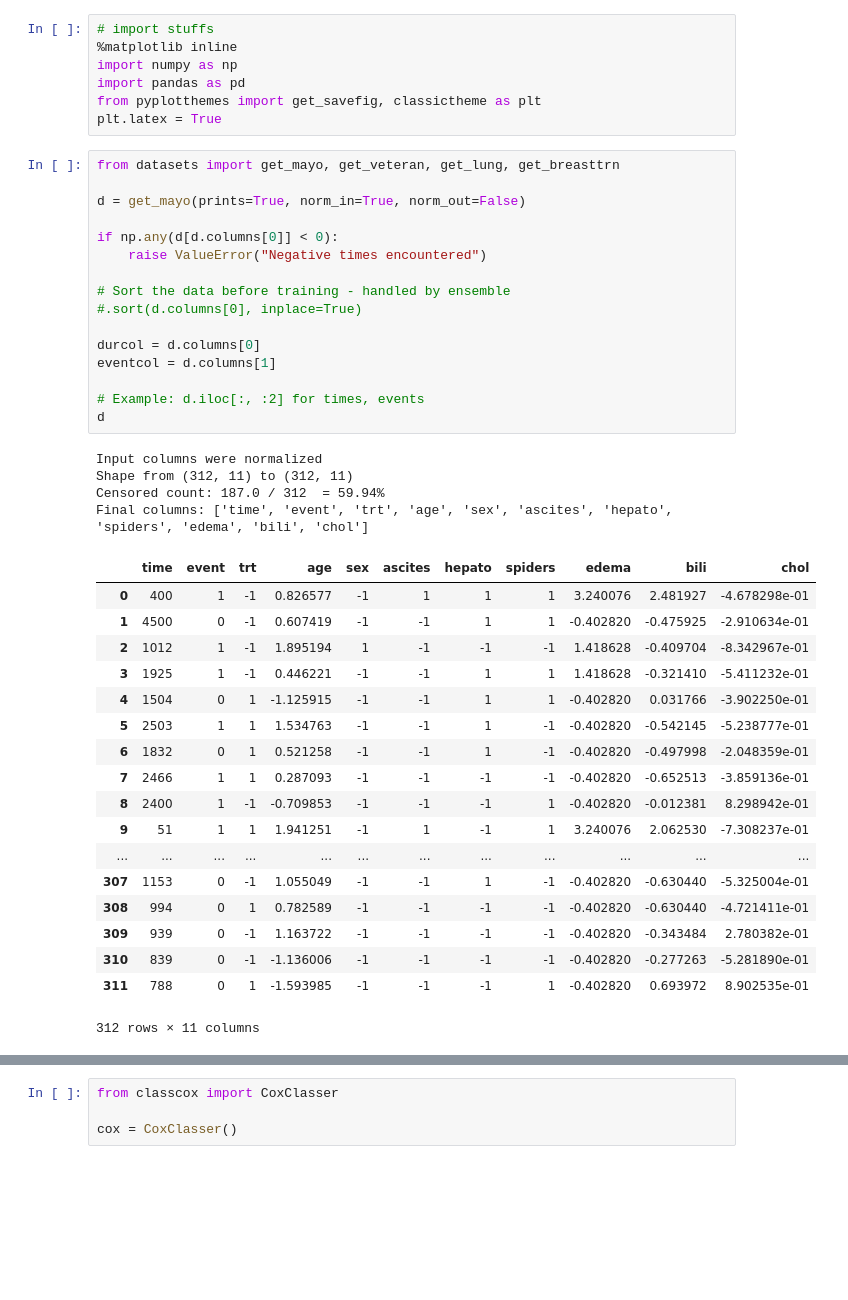
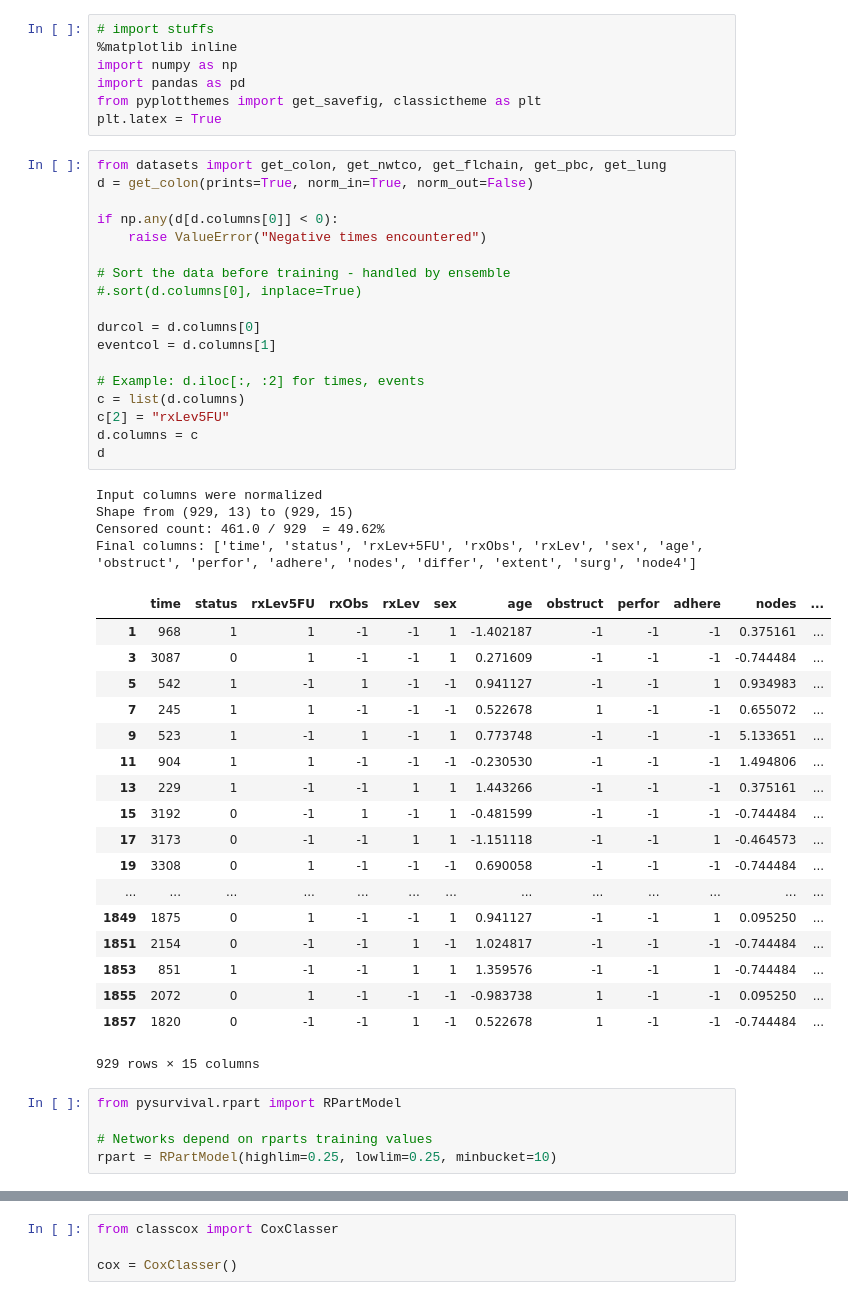
Before and after one commit to spacecowboy/article-annriskgroups-source, a Jupyter notebook: CrossVal.ipynb, the cells around one changed output, grey strips where cells are left out. Drawn from its saved outputs; the diff is of its cells as text; blank space fills up the shorter version.

```diff
--- a/CrossVal.ipynb
+++ b/CrossVal.ipynb
@@ -6,44 +6,51 @@ import pandas as pd
 from pyplotthemes import get_savefig, classictheme as plt
 plt.latex = True
 # %%
-from datasets import get_mayo, get_veteran, get_lung, get_breasttrn
-
-d = get_mayo(prints=True, norm_in=True, norm_out=False)
+from datasets import get_colon, get_nwtco, get_flchain, get_pbc, get_lung
+d = get_colon(prints=True, norm_in=True, norm_out=False)
 
 if np.any(d[d.columns[0]] < 0):
     raise ValueError("Negative times encountered")
 
 # Sort the data before training - handled by ensemble
 #.sort(d.columns[0], inplace=True)
 
 durcol = d.columns[0]
 eventcol = d.columns[1]
 
 # Example: d.iloc[:, :2] for times, events
+c = list(d.columns)
+c[2] = "rxLev5FU"
+d.columns = c
 d
 # %% [output]
 Input columns were normalized
-Shape from (312, 11) to (312, 11)
-Censored count: 187.0 / 312  = 59.94%
-Final columns: ['time', 'event', 'trt', 'age', 'sex', 'ascites', 'hepato', 'spiders', 'edema', 'bili', 'chol']
+Shape from (929, 13) to (929, 15)
+Censored count: 461.0 / 929  = 49.62%
+Final columns: ['time', 'status', 'rxLev+5FU', 'rxObs', 'rxLev', 'sex', 'age', 'obstruct', 'perfor', 'adhere', 'nodes', 'differ', 'extent', 'surg', 'node4']
-|  | time | event | trt | age | sex | ascites | hepato | spiders | edema | bili | chol |
-| 0 | 400 | 1 | -1 | 0.826577 | -1 | 1 | 1 | 1 | 3.240076 | 2.481927 | -4.678298e-01 |
-| 1 | 4500 | 0 | -1 | 0.607419 | -1 | -1 | 1 | 1 | -0.402820 | -0.475925 | -2.910634e-01 |
-| 2 | 1012 | 1 | -1 | 1.895194 | 1 | -1 | -1 | -1 | 1.418628 | -0.409704 | -8.342967e-01 |
-| 3 | 1925 | 1 | -1 | 0.446221 | -1 | -1 | 1 | 1 | 1.418628 | -0.321410 | -5.411232e-01 |
-| 4 | 1504 | 0 | 1 | -1.125915 | -1 | -1 | 1 | 1 | -0.402820 | 0.031766 | -3.902250e-01 |
-| 5 | 2503 | 1 | 1 | 1.534763 | -1 | -1 | 1 | -1 | -0.402820 | -0.542145 | -5.238777e-01 |
-| 6 | 1832 | 0 | 1 | 0.521258 | -1 | -1 | 1 | -1 | -0.402820 | -0.497998 | -2.048359e-01 |
-| 7 | 2466 | 1 | 1 | 0.287093 | -1 | -1 | -1 | -1 | -0.402820 | -0.652513 | -3.859136e-01 |
-| 8 | 2400 | 1 | -1 | -0.709853 | -1 | -1 | -1 | 1 | -0.402820 | -0.012381 | 8.298942e-01 |
-| 9 | 51 | 1 | 1 | 1.941251 | -1 | 1 | -1 | 1 | 3.240076 | 2.062530 | -7.308237e-01 |
-| ... | ... | ... | ... | ... | ... | ... | ... | ... | ... | ... | ... |
-| 307 | 1153 | 0 | -1 | 1.055049 | -1 | -1 | 1 | -1 | -0.402820 | -0.630440 | -5.325004e-01 |
-| 308 | 994 | 0 | 1 | 0.782589 | -1 | -1 | -1 | -1 | -0.402820 | -0.630440 | -4.721411e-01 |
-| 309 | 939 | 0 | -1 | 1.163722 | -1 | -1 | -1 | -1 | -0.402820 | -0.343484 | 2.780382e-01 |
-| 310 | 839 | 0 | -1 | -1.136006 | -1 | -1 | -1 | -1 | -0.402820 | -0.277263 | -5.281890e-01 |
-| 311 | 788 | 0 | 1 | -1.593985 | -1 | -1 | -1 | 1 | -0.402820 | 0.693972 | 8.902535e-01 |
+|  | time | status | rxLev5FU | rxObs | rxLev | sex | age | obstruct | perfor | adhere | nodes | ... |
+| 1 | 968 | 1 | 1 | -1 | -1 | 1 | -1.402187 | -1 | -1 | -1 | 0.375161 | ... |
+| 3 | 3087 | 0 | 1 | -1 | -1 | 1 | 0.271609 | -1 | -1 | -1 | -0.744484 | ... |
+| 5 | 542 | 1 | -1 | 1 | -1 | -1 | 0.941127 | -1 | -1 | 1 | 0.934983 | ... |
+| 7 | 245 | 1 | 1 | -1 | -1 | -1 | 0.522678 | 1 | -1 | -1 | 0.655072 | ... |
+| 9 | 523 | 1 | -1 | 1 | -1 | 1 | 0.773748 | -1 | -1 | -1 | 5.133651 | ... |
+| 11 | 904 | 1 | 1 | -1 | -1 | -1 | -0.230530 | -1 | -1 | -1 | 1.494806 | ... |
+| 13 | 229 | 1 | -1 | -1 | 1 | 1 | 1.443266 | -1 | -1 | -1 | 0.375161 | ... |
+| 15 | 3192 | 0 | -1 | 1 | -1 | 1 | -0.481599 | -1 | -1 | -1 | -0.744484 | ... |
+| 17 | 3173 | 0 | -1 | -1 | 1 | 1 | -1.151118 | -1 | -1 | 1 | -0.464573 | ... |
+| 19 | 3308 | 0 | 1 | -1 | -1 | -1 | 0.690058 | -1 | -1 | -1 | -0.744484 | ... |
+| ... | ... | ... | ... | ... | ... | ... | ... | ... | ... | ... | ... | ... |
+| 1849 | 1875 | 0 | 1 | -1 | -1 | 1 | 0.941127 | -1 | -1 | 1 | 0.095250 | ... |
+| 1851 | 2154 | 0 | -1 | -1 | 1 | -1 | 1.024817 | -1 | -1 | -1 | -0.744484 | ... |
+| 1853 | 851 | 1 | -1 | -1 | 1 | 1 | 1.359576 | -1 | -1 | 1 | -0.744484 | ... |
+| 1855 | 2072 | 0 | 1 | -1 | -1 | -1 | -0.983738 | 1 | -1 | -1 | 0.095250 | ... |
+| 1857 | 1820 | 0 | -1 | -1 | 1 | -1 | 0.522678 | 1 | -1 | -1 | -0.744484 | ... |
-312 rows × 11 columns
+929 rows × 15 columns
+# %%
+from pysurvival.rpart import RPartModel
+
+# Networks depend on rparts training values
+rpart = RPartModel(highlim=0.25, lowlim=0.25, minbucket=10)
 # %%
 import ann
 from classensemble import ClassEnsemble
```
Also changed, not shown: parts of 8 cells of this notebook, 9 other files.
